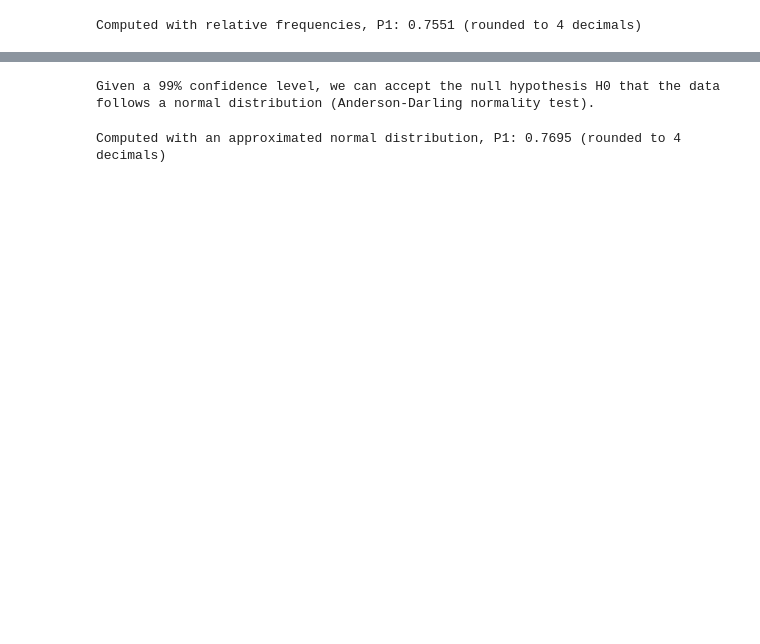
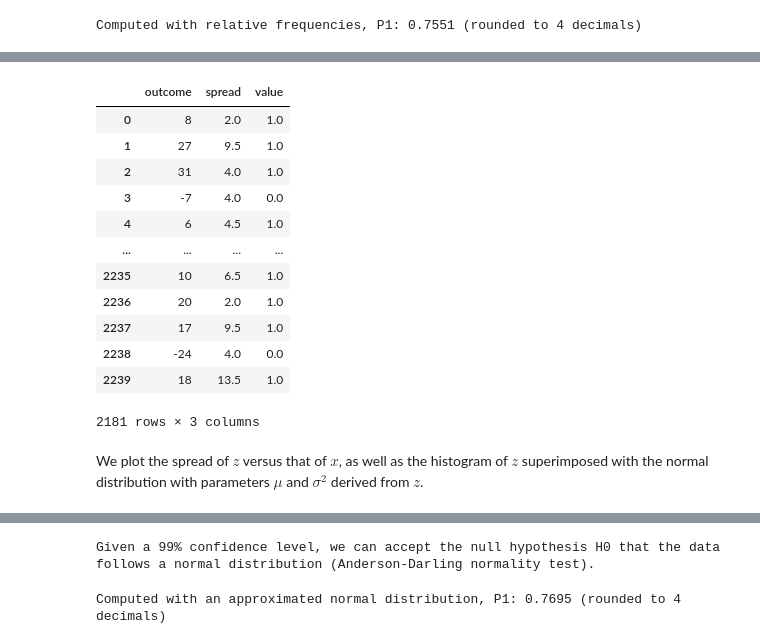
Before and after one commit to qlero/UCA_MSc-DS2, a Jupyter notebook: bayesian_learning/assignments/assignment_1.ipynb, the cells around one changed output, grey strips where cells are left out. Saved outputs shown, nothing was run; the diff lists cells and outputs as text; code cells hidden in the pictures; blank space fills up the shorter version.

```diff
--- a/bayesian_learning/assignments/assignment_1.ipynb
+++ b/bayesian_learning/assignments/assignment_1.ipynb
@@ -245,21 +310,21 @@ def compute_priors_impact_on_posterior_beta_distribution(
 # Imports the football dataset
 
 football_dataset_path = 'football_dataset.txt'
-football_data = import_dataset(football_dataset_path)
+original_data = import_dataset(football_dataset_path)
 # %%
 # Removes the entries with a point spread of 0, as it indicates there are no favorite
 
-football_data = football_data[~(football_data["spread"]==0)]
+football_data = original_data[~(original_data["spread"]==0)].copy()
+# copy is used because of SettingWithCopyWarning
 
 # Computes an outcome column
 
-football_data["outcome"] = football_data["favorite"].sub(football_data["underdog"])
+football_data["outcome"] = football_data["favorite"] - football_data["underdog"]
 
 # Keeps the spread and outcome columns only
 
 football_data = football_data[["outcome", "spread"]]
 
-# Creates a value column to count the winnings of the favourite team
-
+# Creates a value column to count the wins of the favourite team
 scorer = lambda x: 0 if x<0 else 1 if x>0 else 0.5
 football_data["value"] = football_data["outcome"].apply(scorer)
@@ -279,0 +360,16 @@ Computed with relative frequencies, P1: 0.7551 (rounded to 4 decimals)
+# %%
+football_data
+# %% [output]
+|  | outcome | spread | value |
+| 0 | 8 | 2.0 | 1.0 |
+| 1 | 27 | 9.5 | 1.0 |
+| 2 | 31 | 4.0 | 1.0 |
+| 3 | -7 | 4.0 | 0.0 |
+| 4 | 6 | 4.5 | 1.0 |
+| ... | ... | ... | ... |
+| 2235 | 10 | 6.5 | 1.0 |
+| 2236 | 20 | 2.0 | 1.0 |
+| 2237 | 17 | 9.5 | 1.0 |
+| 2238 | -24 | 4.0 | 0.0 |
+| 2239 | 18 | 13.5 | 1.0 |
+2181 rows × 3 columns
@@ -279,0 +380,2 @@ Computed with relative frequencies, P1: 0.7551 (rounded to 4 decimals)
+# %% [markdown]
+We plot the spread of $z$ versus that of $x$, as well as the histogram of $z$ superimposed with the normal distribution with parameters $\mu$ and $\sigma^2$ derived from $z$.
```
Also changed, not shown: parts of 31 cells of this notebook, 14 other files.
